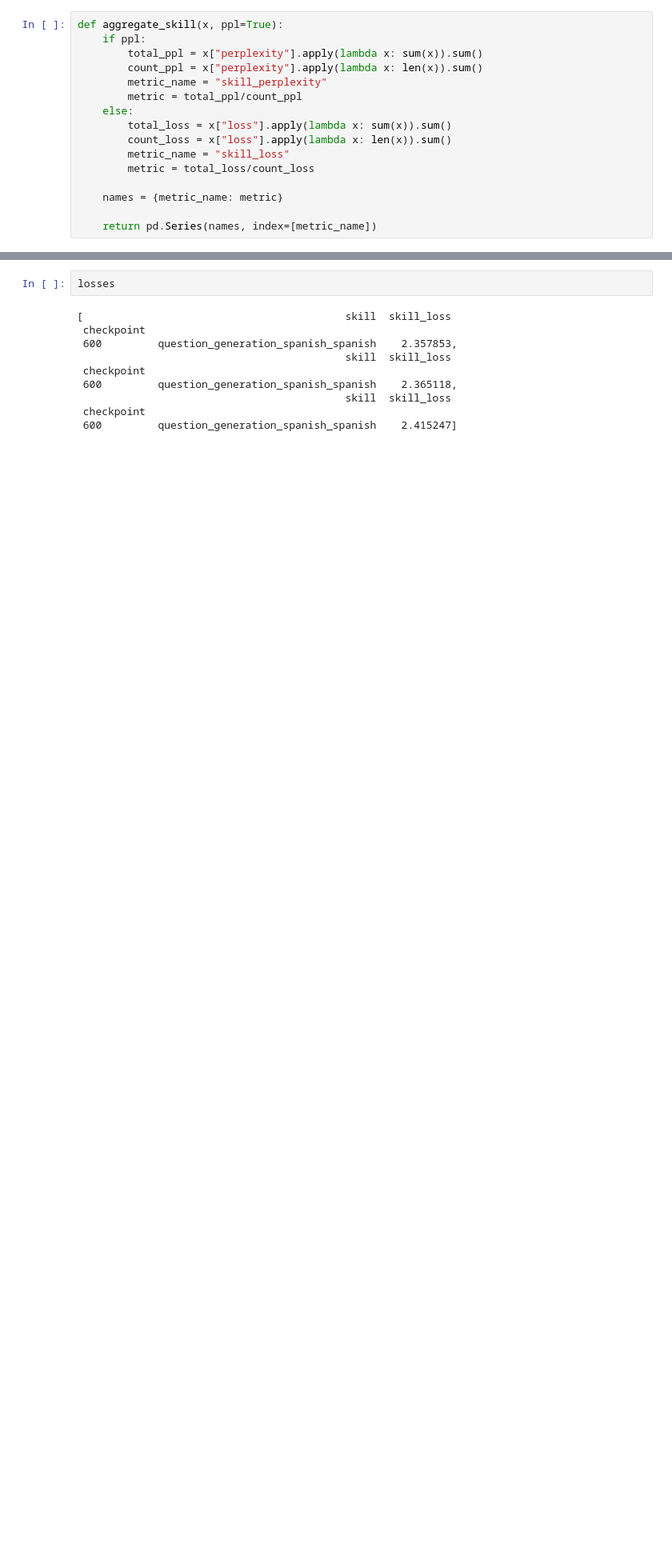
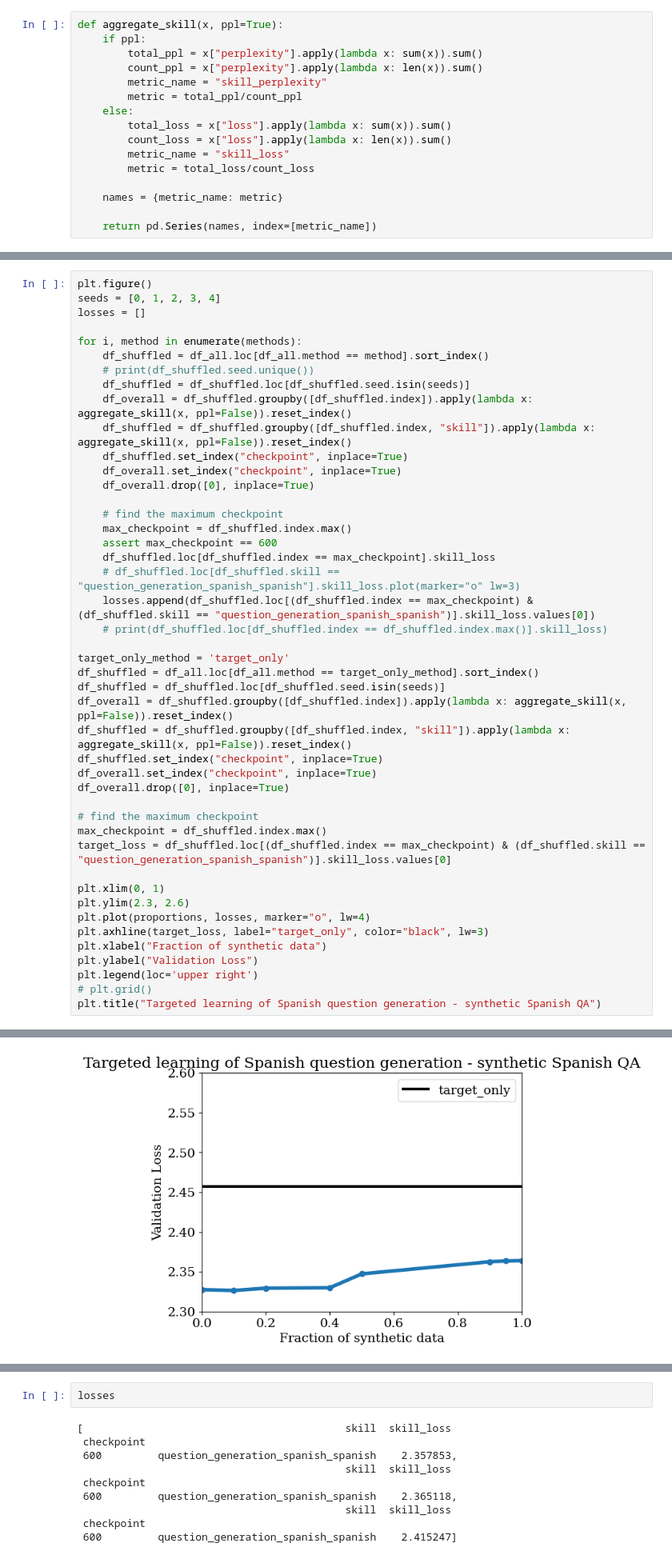
Before and after one commit to lbertge/skill-it, a Jupyter notebook: notebooks/spanish_qg_synthetic_phase_transition.ipynb, the cells around one changed output, grey strips where cells are left out. Shown at 80% size. Cells and saved outputs as stored; diff of their text form; blank space fills up the shorter version.

```diff
--- a/notebooks/spanish_qg_synthetic_phase_transition.ipynb
+++ b/notebooks/spanish_qg_synthetic_phase_transition.ipynb
@@ -119,0 +166,46 @@ sorted(df_all.method.unique())
+# %%
+plt.figure()
+seeds = [0, 1, 2, 3, 4]
+losses = []
+
+for i, method in enumerate(methods):
+    df_shuffled = df_all.loc[df_all.method == method].sort_index()
+    # print(df_shuffled.seed.unique())
+    df_shuffled = df_shuffled.loc[df_shuffled.seed.isin(seeds)]
+    df_overall = df_shuffled.groupby([df_shuffled.index]).apply(lambda x: aggregate_skill(x, ppl=False)).reset_index()
+    df_shuffled = df_shuffled.groupby([df_shuffled.index, "skill"]).apply(lambda x: aggregate_skill(x, ppl=False)).reset_index()
+    df_shuffled.set_index("checkpoint", inplace=True)
+    df_overall.set_index("checkpoint", inplace=True)
+    df_overall.drop([0], inplace=True)
+
+    # find the maximum checkpoint
+    max_checkpoint = df_shuffled.index.max()
+    assert max_checkpoint == 600
+    df_shuffled.loc[df_shuffled.index == max_checkpoint].skill_loss
+    # df_shuffled.loc[df_shuffled.skill == "question_generation_spanish_spanish"].skill_loss.plot(marker="o" lw=3)
+    losses.append(df_shuffled.loc[(df_shuffled.index == max_checkpoint) & (df_shuffled.skill == "question_generation_spanish_spanish")].skill_loss.values[0])
+    # print(df_shuffled.loc[df_shuffled.index == df_shuffled.index.max()].skill_loss)
+
+target_only_method = 'target_only'
+df_shuffled = df_all.loc[df_all.method == target_only_method].sort_index()
+df_shuffled = df_shuffled.loc[df_shuffled.seed.isin(seeds)]
+df_overall = df_shuffled.groupby([df_shuffled.index]).apply(lambda x: aggregate_skill(x, ppl=False)).reset_index()
+df_shuffled = df_shuffled.groupby([df_shuffled.index, "skill"]).apply(lambda x: aggregate_skill(x, ppl=False)).reset_index()
+df_shuffled.set_index("checkpoint", inplace=True)
+df_overall.set_index("checkpoint", inplace=True)
+df_overall.drop([0], inplace=True)
+
+# find the maximum checkpoint
+max_checkpoint = df_shuffled.index.max()
+target_loss = df_shuffled.loc[(df_shuffled.index == max_checkpoint) & (df_shuffled.skill == "question_generation_spanish_spanish")].skill_loss.values[0]
+
+plt.xlim(0, 1)
+plt.ylim(2.3, 2.6)
+plt.plot(proportions, losses, marker="o", lw=4)
+plt.axhline(target_loss, label="target_only", color="black", lw=3)
+plt.xlabel("Fraction of synthetic data")
+plt.ylabel("Validation Loss")
+plt.legend(loc='upper right')
+# plt.grid()
+plt.title("Targeted learning of Spanish question generation - synthetic Spanish QA")
+# %% [output]
@@ -119,0 +213 @@ sorted(df_all.method.unique())
+[figure, added]
```
Also changed, not shown: parts of 16 cells of this notebook, 5 other files.
